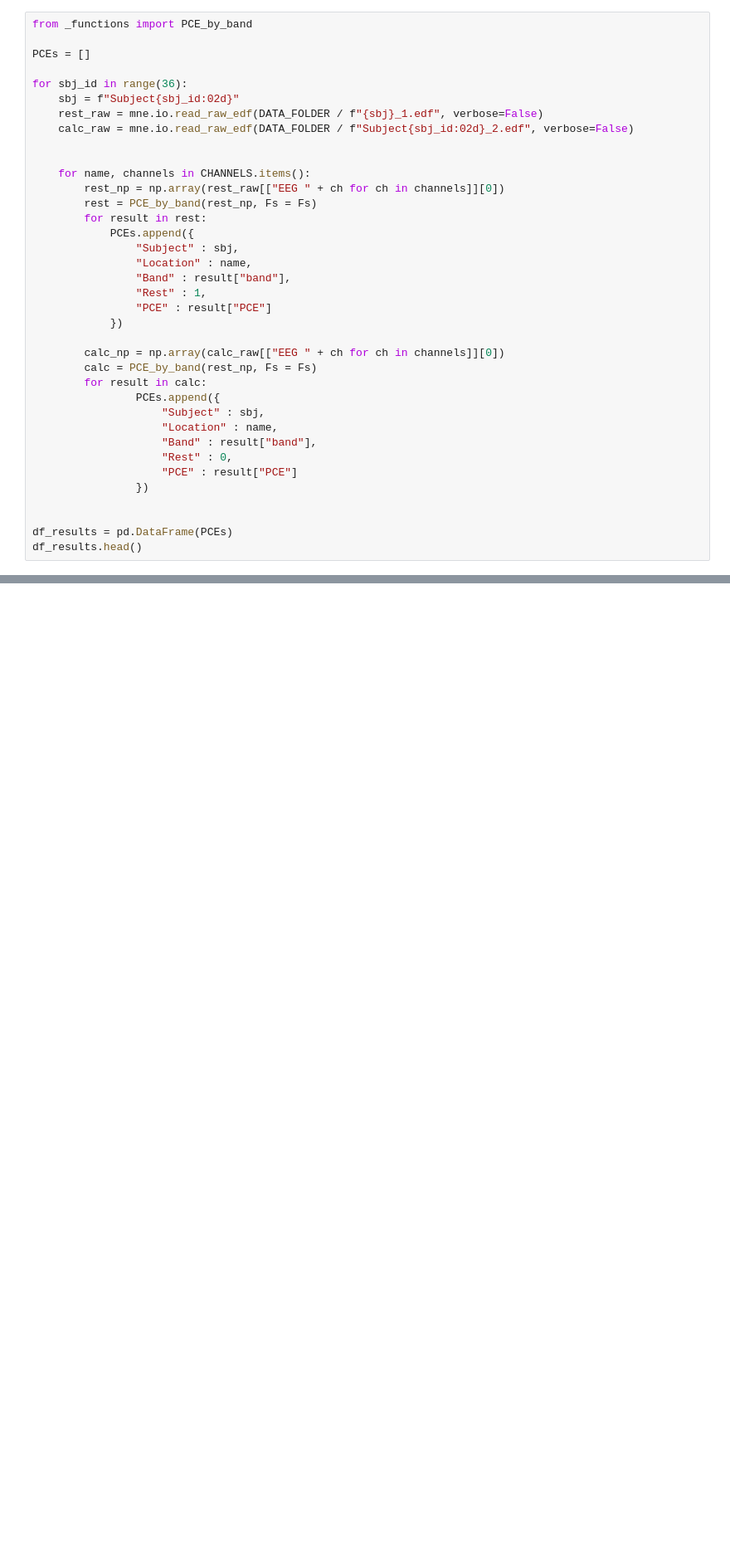
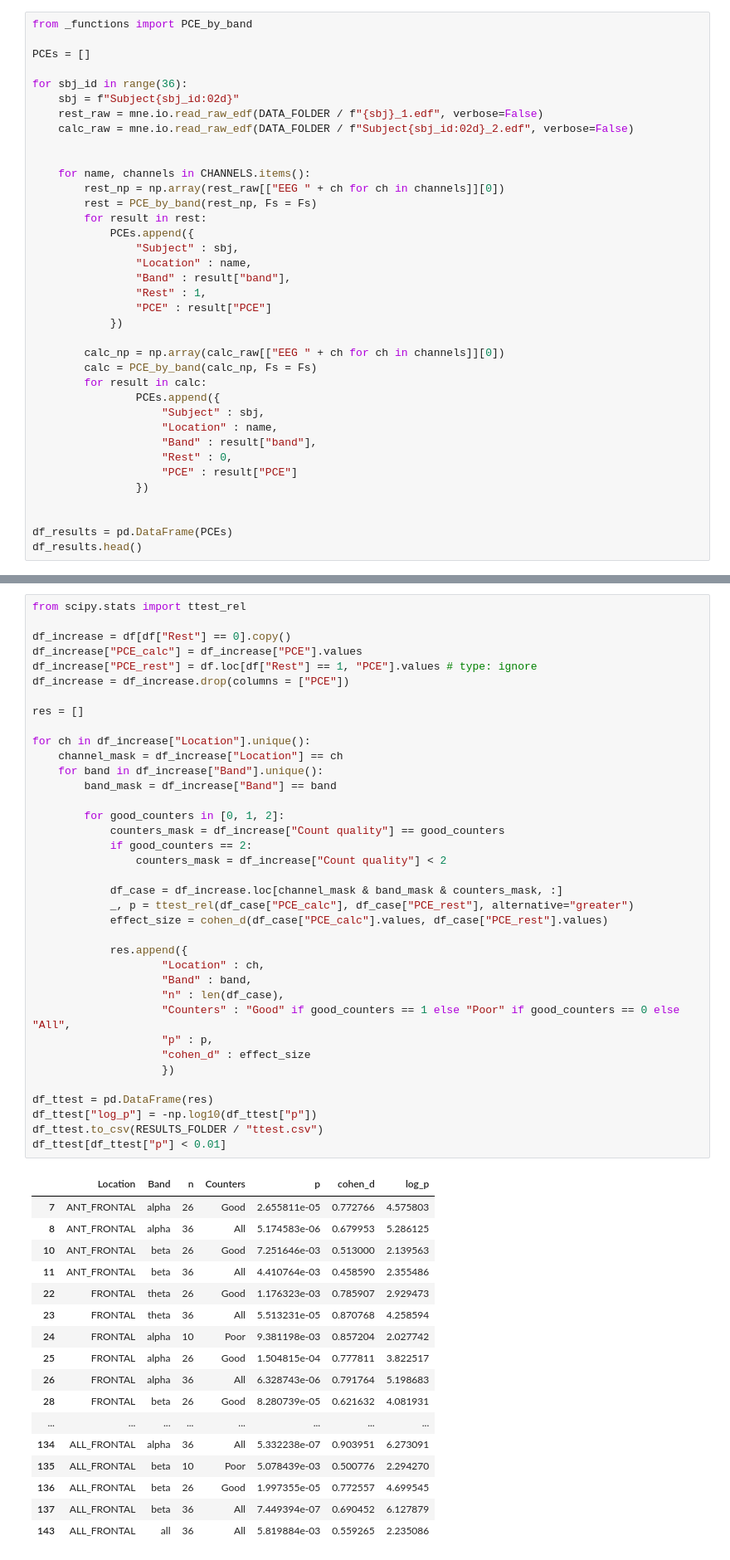
Before and after one commit to AngioG/EEG-Synchronization, a Jupyter notebook: arithmetic.ipynb, the cells around one changed output, grey strips where cells are left out. Shown at 83% size. Drawn from its saved outputs; the diff is of its cells as text; blank space fills up the shorter version.

```diff
--- a/arithmetic.ipynb
+++ b/arithmetic.ipynb
@@ -49,7 +70,7 @@ for sbj_id in range(36):
             })
 
         calc_np = np.array(calc_raw[["EEG " + ch for ch in channels]][0])
-        calc = PCE_by_band(rest_np, Fs = Fs)
+        calc = PCE_by_band(calc_np, Fs = Fs)
         for result in calc:
                 PCEs.append({
                     "Subject" : sbj,
@@ -140,0 +199,55 @@ plt.show()
+# %%
+from scipy.stats import ttest_rel
+
+df_increase = df[df["Rest"] == 0].copy()
+df_increase["PCE_calc"] = df_increase["PCE"].values
+df_increase["PCE_rest"] = df.loc[df["Rest"] == 1, "PCE"].values # type: ignore
+df_increase = df_increase.drop(columns = ["PCE"])
+
+res = []
+
+for ch in df_increase["Location"].unique():
+    channel_mask = df_increase["Location"] == ch
+    for band in df_increase["Band"].unique():
+        band_mask = df_increase["Band"] == band
+
+        for good_counters in [0, 1, 2]:
+            counters_mask = df_increase["Count quality"] == good_counters
+            if good_counters == 2:
+                counters_mask = df_increase["Count quality"] < 2
+
+            df_case = df_increase.loc[channel_mask & band_mask & counters_mask, :]
+            _, p = ttest_rel(df_case["PCE_calc"], df_case["PCE_rest"], alternative="greater")
+            effect_size = cohen_d(df_case["PCE_calc"].values, df_case["PCE_rest"].values)
+
+            res.append({
+                    "Location" : ch,
+                    "Band" : band,
+                    "n" : len(df_case),
+                    "Counters" : "Good" if good_counters == 1 else "Poor" if good_counters == 0 else "All",
+                    "p" : p,
+                    "cohen_d" : effect_size
+                    })
+
+df_ttest = pd.DataFrame(res)
+df_ttest["log_p"] = -np.log10(df_ttest["p"])
+df_ttest.to_csv(RESULTS_FOLDER / "ttest.csv")
+df_ttest[df_ttest["p"] < 0.01]
+# %% [output]
+|  | Location | Band | n | Counters | p | cohen_d | log_p |
+| 7 | ANT_FRONTAL | alpha | 26 | Good | 2.655811e-05 | 0.772766 | 4.575803 |
+| 8 | ANT_FRONTAL | alpha | 36 | All | 5.174583e-06 | 0.679953 | 5.286125 |
+| 10 | ANT_FRONTAL | beta | 26 | Good | 7.251646e-03 | 0.513000 | 2.139563 |
+| 11 | ANT_FRONTAL | beta | 36 | All | 4.410764e-03 | 0.458590 | 2.355486 |
+| 22 | FRONTAL | theta | 26 | Good | 1.176323e-03 | 0.785907 | 2.929473 |
+| 23 | FRONTAL | theta | 36 | All | 5.513231e-05 | 0.870768 | 4.258594 |
+| 24 | FRONTAL | alpha | 10 | Poor | 9.381198e-03 | 0.857204 | 2.027742 |
+| 25 | FRONTAL | alpha | 26 | Good | 1.504815e-04 | 0.777811 | 3.822517 |
+| 26 | FRONTAL | alpha | 36 | All | 6.328743e-06 | 0.791764 | 5.198683 |
+| 28 | FRONTAL | beta | 26 | Good | 8.280739e-05 | 0.621632 | 4.081931 |
+| ... | ... | ... | ... | ... | ... | ... | ... |
+| 134 | ALL_FRONTAL | alpha | 36 | All | 5.332238e-07 | 0.903951 | 6.273091 |
+| 135 | ALL_FRONTAL | beta | 10 | Poor | 5.078439e-03 | 0.500776 | 2.294270 |
+| 136 | ALL_FRONTAL | beta | 26 | Good | 1.997355e-05 | 0.772557 | 4.699545 |
+| 137 | ALL_FRONTAL | beta | 36 | All | 7.449394e-07 | 0.690452 | 6.127879 |
+| 143 | ALL_FRONTAL | all | 36 | All | 5.819884e-03 | 0.559265 | 2.235086 |
```
Also changed, not shown: parts of 9 cells of this notebook, 4 other files.
